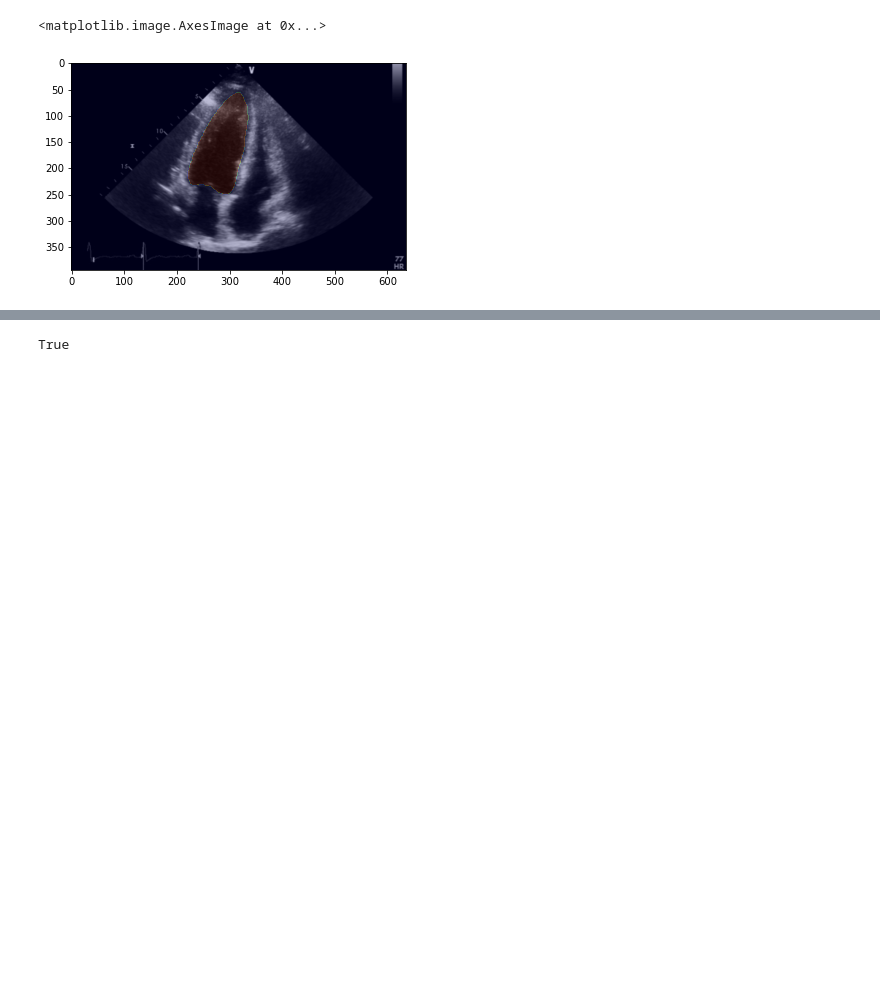
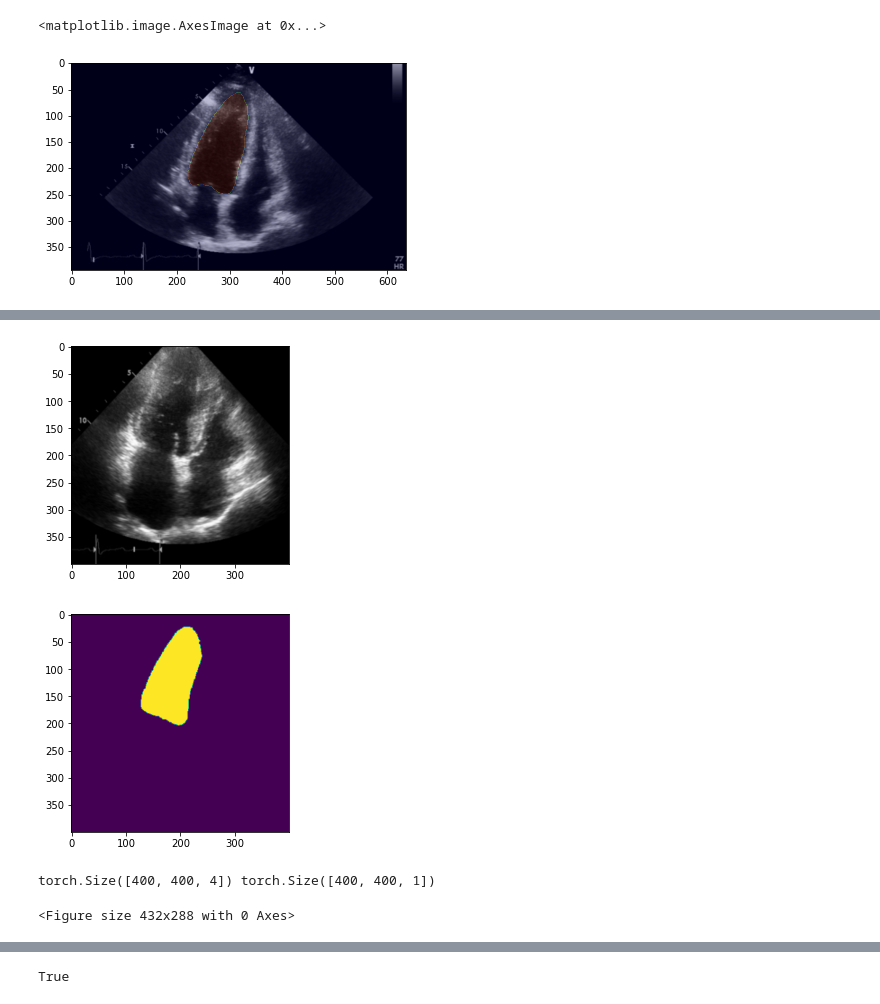
Before and after one commit to DMkelllog/Heart_Disease_Datathon_2021, a Jupyter notebook: data_info.ipynb, the cells around one changed output, grey strips where cells are left out. Drawn from its saved outputs; the diff is of its cells as text; code cells hidden in the pictures; blank space fills up the shorter version.

```diff
--- a/data_info.ipynb
+++ b/data_info.ipynb
@@ -62,0 +108,21 @@ SyntaxError: invalid syntax (3770295268.py, line 1)
+# %%
+img = plt.imread(f'data/original/{mode}/{version}/' + img_name)
+mask = np.load(f'data/original/{mode}/{version}/' + img_name.replace('png', 'npy'))
+img, mask = remove_topnoise(img, mask)
+img, mask = resize_crop(img, mask)
+img = img.permute(1, 2, 0)
+mask = mask.permute(1, 2, 0)
+
+plt.imshow(img)
+plt.show()
+
+plt.imshow(mask)
+plt.show()
+plt.clf()
+print(img.shape, mask.shape)
+plt.imsave(f'data/test.png', img[:,:,:3].numpy())
+# %% [output]
+[figure, added]
+[figure, added]
+torch.Size([400, 400, 4]) torch.Size([400, 400, 1])
+<Figure size 432x288 with 0 Axes>
```
Also changed, not shown: parts of 23 cells of this notebook.
